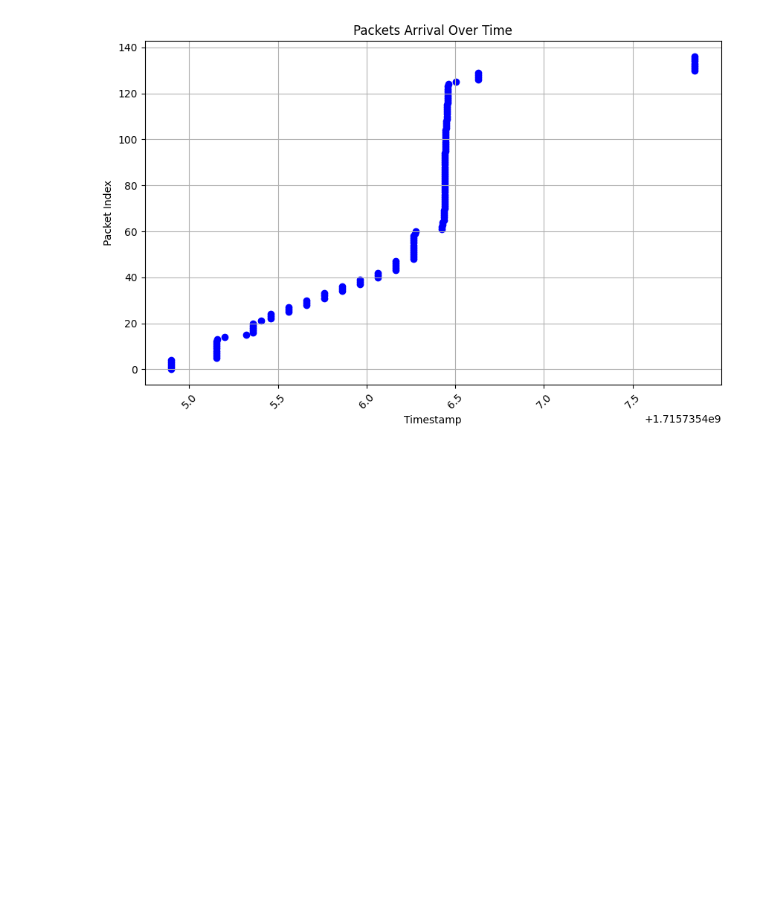
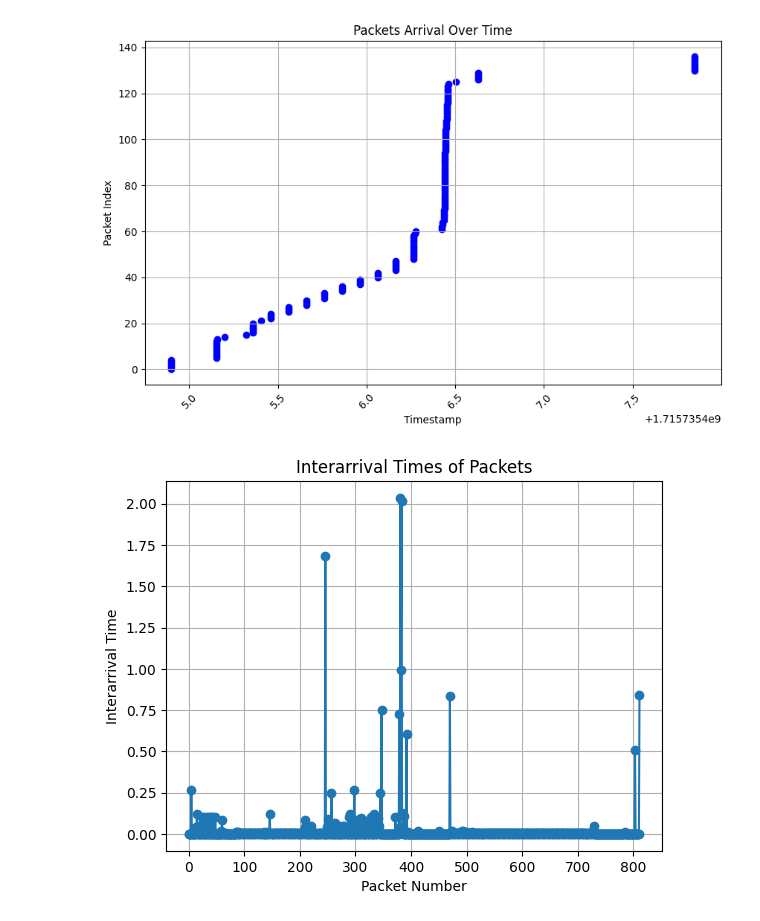
Before and after one commit to yaoyanglee/network-prediction, a Jupyter notebook: visualizations/rdp-vis.ipynb, the cells around one changed output. Drawn from its saved outputs; the diff is of its cells as text; code cells hidden in the pictures; blank space fills up the shorter version.

```diff
--- a/rdp-vis.ipynb
+++ b/visualizations/rdp-vis.ipynb
@@ -224,3 +240,16 @@ plotIAT(sliced_df2)
 plotTemporalPosition(df2)
 # %% [output]
 [figure]
+# %%
+df3 = readPCAP(rdpData4)
+
+# Sort the dataframe by 'Timestamp' column
+df3.sort_values(by='Timestamp', inplace=True)
+
+# Calculate interarrival times
+df3['Interarrival'] = df3['Timestamp'].diff().fillna(0)
+df3['Interarrival-ms'] = df3['Timestamp'].diff().fillna(0) * 1000
+
+plotIAT(df3)
+# %% [output]
+[figure, added]
```
Also changed, not shown: parts of 5 cells of this notebook, 9 other files.
